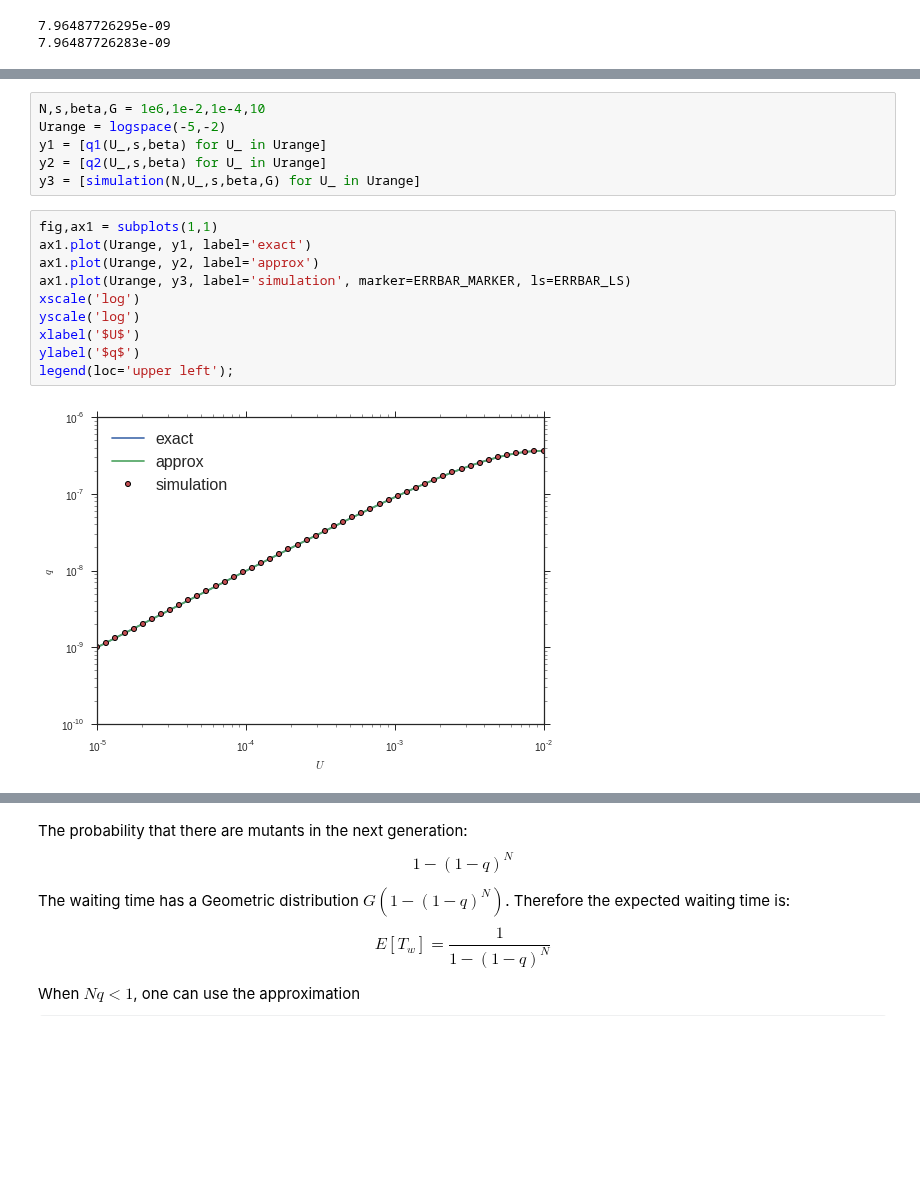
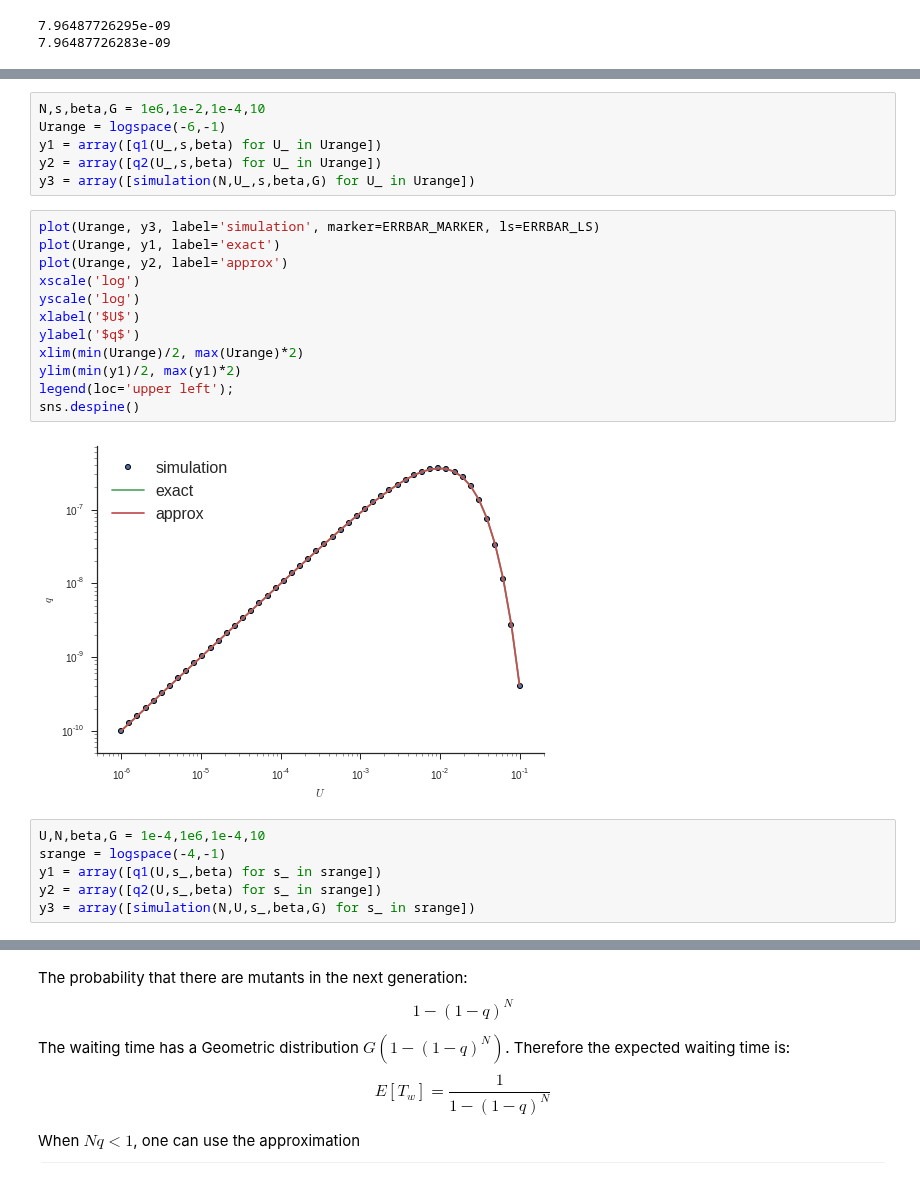
Before and after one commit to yoavram/mamba, a Jupyter notebook: simarba/adaptation model.ipynb, the cells around one changed output, grey strips where cells are left out. Drawn from its saved outputs; the diff is of its cells as text; some formulas as TeX source; blank space fills up the shorter version.

```diff
--- a/simarba/adaptation model.ipynb
+++ b/simarba/adaptation model.ipynb
@@ -237,18 +237,26 @@ print simulation(N,U,s,beta,G), exp(-U/s) * exp(-beta * U) * beta * U
 # %%
 N,s,beta,G = 1e6,1e-2,1e-4,10
-Urange = logspace(-5,-2)
-y1 = [q1(U_,s,beta) for U_ in Urange]
-y2 = [q2(U_,s,beta) for U_ in Urange]
-y3 = [simulation(N,U_,s,beta,G) for U_ in Urange]
+Urange = logspace(-6,-1)
+y1 = array([q1(U_,s,beta) for U_ in Urange])
+y2 = array([q2(U_,s,beta) for U_ in Urange])
+y3 = array([simulation(N,U_,s,beta,G) for U_ in Urange])
 # %%
-fig,ax1 = subplots(1,1)
-ax1.plot(Urange, y1, label='exact')
-ax1.plot(Urange, y2, label='approx')
-ax1.plot(Urange, y3, label='simulation', marker=ERRBAR_MARKER, ls=ERRBAR_LS)
+plot(Urange, y3, label='simulation', marker=ERRBAR_MARKER, ls=ERRBAR_LS)
+plot(Urange, y1, label='exact')
+plot(Urange, y2, label='approx')
 xscale('log')
 yscale('log')
 xlabel('$U$')
 ylabel('$q$')
+xlim(min(Urange)/2, max(Urange)*2)
+ylim(min(y1)/2, max(y1)*2)
 legend(loc='upper left');
+sns.despine()
 # %% [output]
-[figure, old version]
+[figure, new version]
+# %%
+U,N,beta,G = 1e-4,1e6,1e-4,10
+srange = logspace(-4,-1)
+y1 = array([q1(U,s_,beta) for s_ in srange])
+y2 = array([q2(U,s_,beta) for s_ in srange])
+y3 = array([simulation(N,U,s_,beta,G) for s_ in srange])
```
Also changed, not shown: parts of 6 cells of this notebook.
